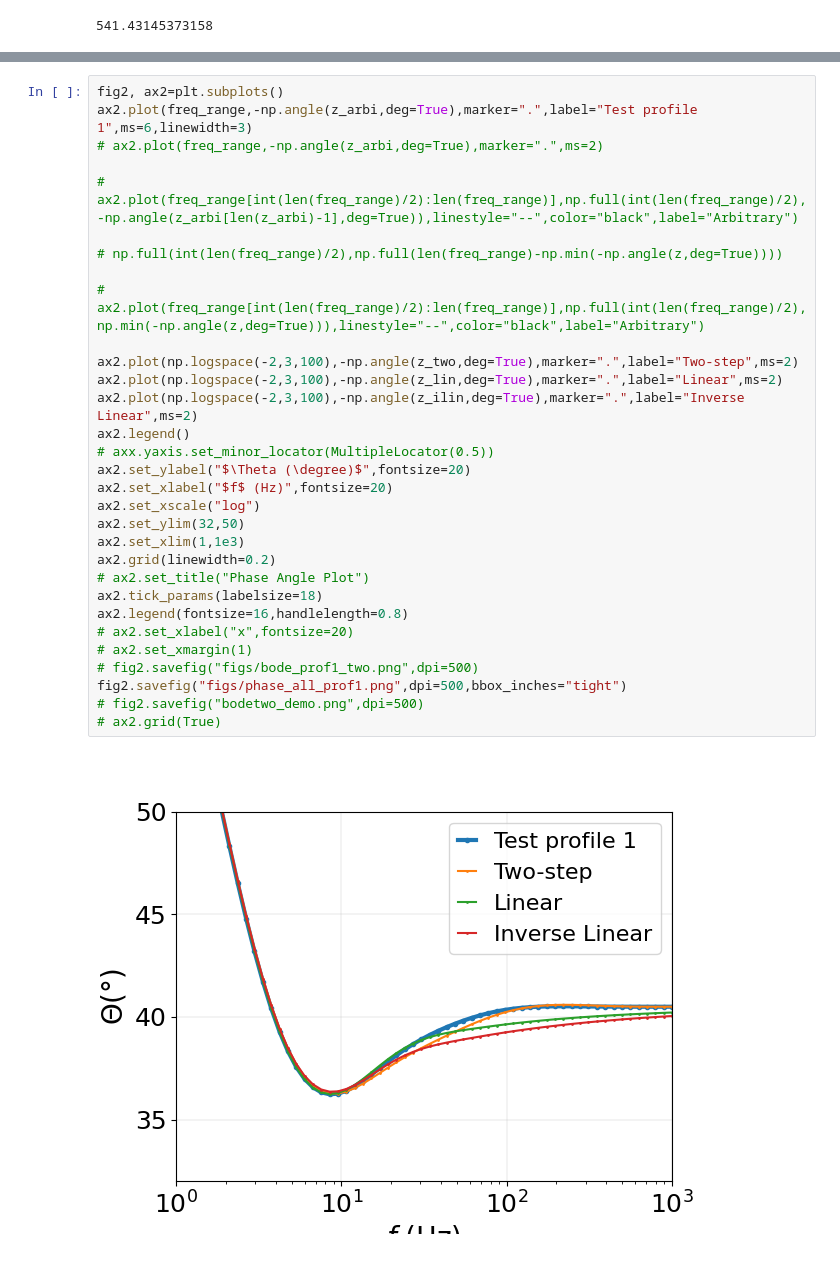
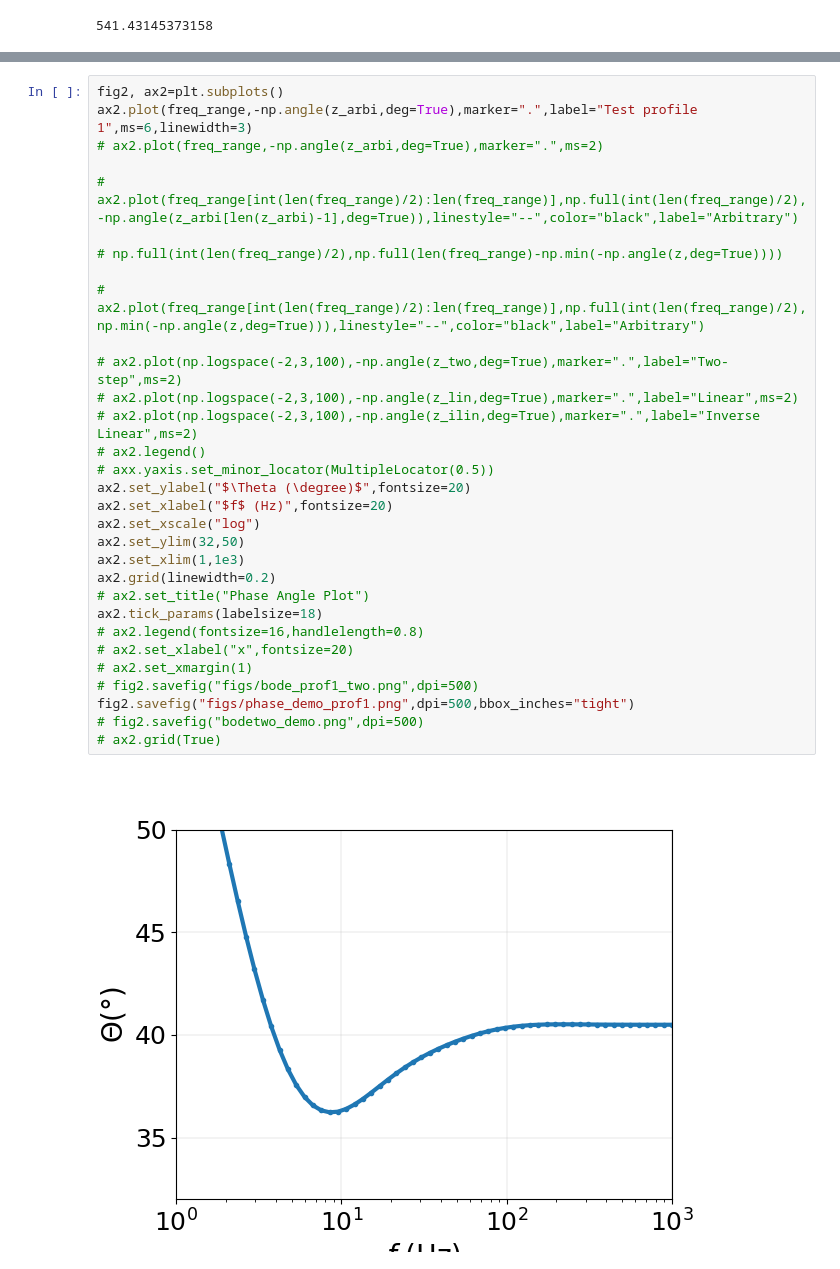
Before and after one commit to Yugal0/fitting-gen-arbitrary-eis, a Jupyter notebook: main_prof_1.ipynb, the cells around one changed output, grey strips where cells are left out. Drawn from its saved outputs; the diff is of its cells as text.

```diff
--- a/main_prof_1.ipynb
+++ b/main_prof_1.ipynb
@@ -320,36 +323,36 @@ fig.savefig("figs/nyq_all_prof1.png",dpi=500,bbox_inches="tight")
 # %%
 fig2, ax2=plt.subplots()
 ax2.plot(freq_range,-np.angle(z_arbi,deg=True),marker=".",label="Test profile 1",ms=6,linewidth=3)
 # ax2.plot(freq_range,-np.angle(z_arbi,deg=True),marker=".",ms=2)
 
 # ax2.plot(freq_range[int(len(freq_range)/2):len(freq_range)],np.full(int(len(freq_range)/2),-np.angle(z_arbi[len(z_arbi)-1],deg=True)),linestyle="--",color="black",label="Arbitrary")
 
 # np.full(int(len(freq_range)/2),np.full(len(freq_range)-np.min(-np.angle(z,deg=True))))
 
 # ax2.plot(freq_range[int(len(freq_range)/2):len(freq_range)],np.full(int(len(freq_range)/2),np.min(-np.angle(z,deg=True))),linestyle="--",color="black",label="Arbitrary")
 
-ax2.plot(np.logspace(-2,3,100),-np.angle(z_two,deg=True),marker=".",label="Two-step",ms=2)
-ax2.plot(np.logspace(-2,3,100),-np.angle(z_lin,deg=True),marker=".",label="Linear",ms=2)
-ax2.plot(np.logspace(-2,3,100),-np.angle(z_ilin,deg=True),marker=".",label="Inverse Linear",ms=2)
-ax2.legend()
+# ax2.plot(np.logspace(-2,3,100),-np.angle(z_two,deg=True),marker=".",label="Two-step",ms=2)
+# ax2.plot(np.logspace(-2,3,100),-np.angle(z_lin,deg=True),marker=".",label="Linear",ms=2)
+# ax2.plot(np.logspace(-2,3,100),-np.angle(z_ilin,deg=True),marker=".",label="Inverse Linear",ms=2)
+# ax2.legend()
 # axx.yaxis.set_minor_locator(MultipleLocator(0.5))
 ax2.set_ylabel("$\Theta (\degree)$",fontsize=20)
 ax2.set_xlabel("$f$ (Hz)",fontsize=20)
 ax2.set_xscale("log")
 ax2.set_ylim(32,50)
 ax2.set_xlim(1,1e3)
 ax2.grid(linewidth=0.2)
 # ax2.set_title("Phase Angle Plot")
 ax2.tick_params(labelsize=18)
-ax2.legend(fontsize=16,handlelength=0.8)
+# ax2.legend(fontsize=16,handlelength=0.8)
 # ax2.set_xlabel("x",fontsize=20)
 # ax2.set_xmargin(1)
 # fig2.savefig("figs/bode_prof1_two.png",dpi=500)
-fig2.savefig("figs/phase_all_prof1.png",dpi=500,bbox_inches="tight")
+fig2.savefig("figs/phase_demo_prof1.png",dpi=500,bbox_inches="tight")
 # fig2.savefig("bodetwo_demo.png",dpi=500)
 # ax2.grid(True)
 # %% [output]
-[figure, old version]
+[figure, new version]
 # %%
 # print(dip_angle)
 # print(R1_by_R2_two)
```
Also changed, not shown: parts of 5 cells of this notebook, 33 other files.
